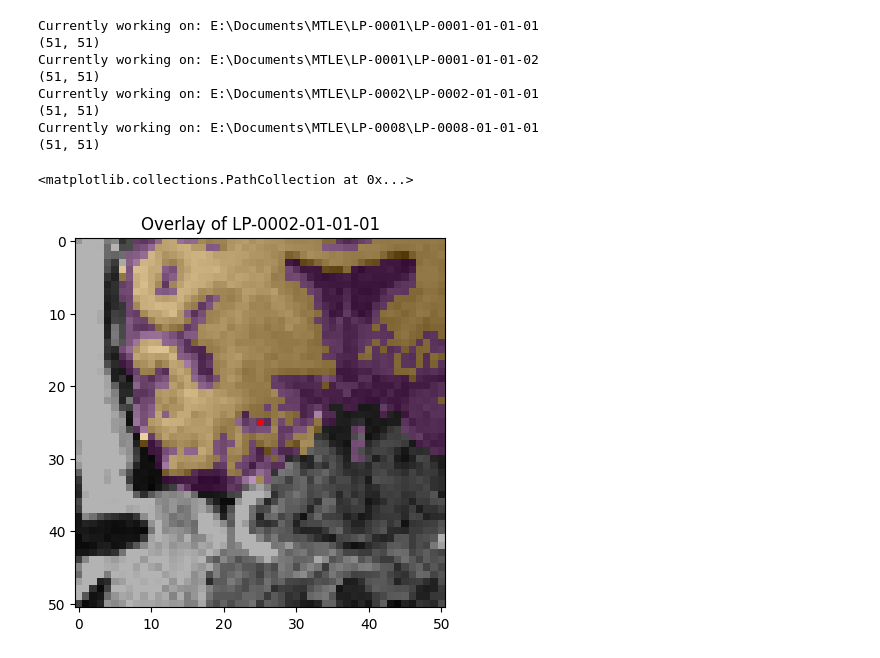
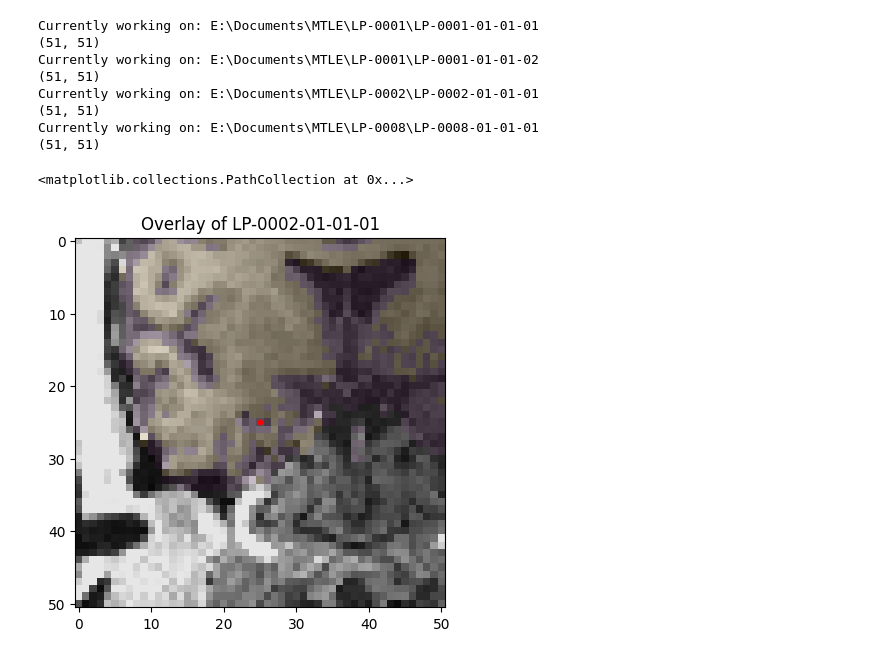
Before and after one commit to elisedl1/MRI-Thermometry-Prediction, a Jupyter notebook: resample_crop.ipynb, the cells around one changed output. Drawn from its saved outputs; the diff is of its cells as text; code cells hidden in the pictures.

```diff
--- a/resample_crop.ipynb
+++ b/resample_crop.ipynb
@@ -225,28 +225,28 @@ Currently working on: E:\Documents\MTLE\LP-0008\LP-0008-01-01-01
 # %%
 ## Tester - plot anatomicalProbesEye png + segmentationData png
 from matplotlib.colors import LinearSegmentedColormap
 from matplotlib.colors import ListedColormap
 colors_1=["white", "darkmagenta","blue","green","yellow","orange","red", "black"]
 nodes_1 = [0.0, 0.04, 0.078, 0.14, 0.17, 0.23, 0.34, 1.0]
 Monteris_cmap = LinearSegmentedColormap.from_list("mycmap", list(zip(nodes_1, colors_1)))
 
 colors = ['black', 'purple', 'orange']
 integer_values = [0, 1, 2]
 labels = ['CSF', 'Brain Matter']
 
 # Create the custom colormap
 custom_colormap = ListedColormap(colors)
 
 # probes = Image.open("E:\Documents\MRgLITT\data\\500J\\first_acquisition\\temperatureData\LP-0002-01-01-01-089.S2Cropped.png")
 # probes = Image.open("E:\Documents\MRgLITT\data\\500J\\first_acquisition\\\LP-0002-01-01-01-065.S2Cropped.png")
 probes = Image.open("E:\Documents\MRgLITT\data\\500J\\first_acquisition\\anatomicalProbesEye\\\LP-0002-01-01-01-S2Cropped.png")
 
 seg = Image.open("E:\Documents\MRgLITT\data\\500J\original\segmentationData\LP-0002-01-01-01-S2CroppedSeg.png")
 
 plt.title("Overlay of LP-0002-01-01-01")
 plt.imshow(probes, cmap = 'hot')
-plt.imshow(seg,cmap = custom_colormap, vmin=0, vmax=255,alpha = 0.3)
+plt.imshow(seg,cmap = custom_colormap, vmin=0, vmax=255,alpha = 0.1)
 plt.scatter(25,25, color = 'red', s=10)
 # %% [output]
 <matplotlib.collections.PathCollection at 0x...>
-[figure, old version]
+[figure, new version]
```
Also changed, not shown: parts of 1 cell of this notebook.
